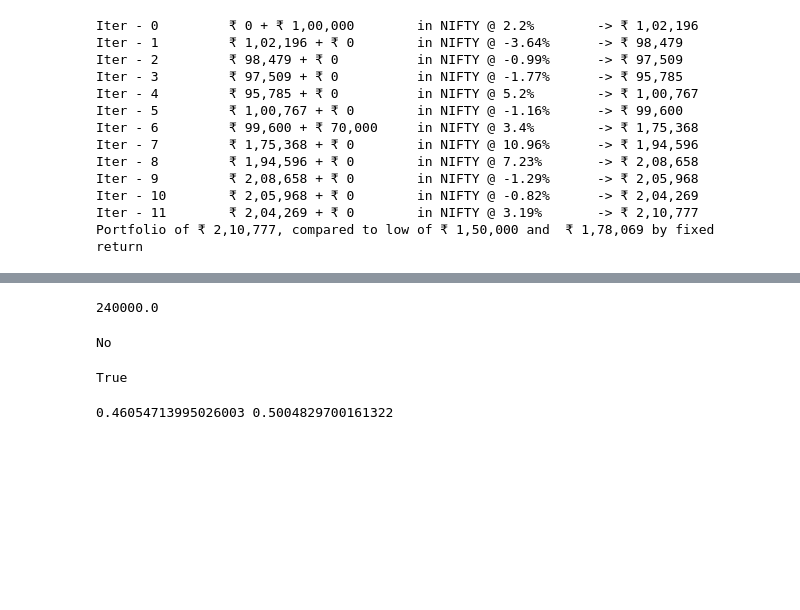
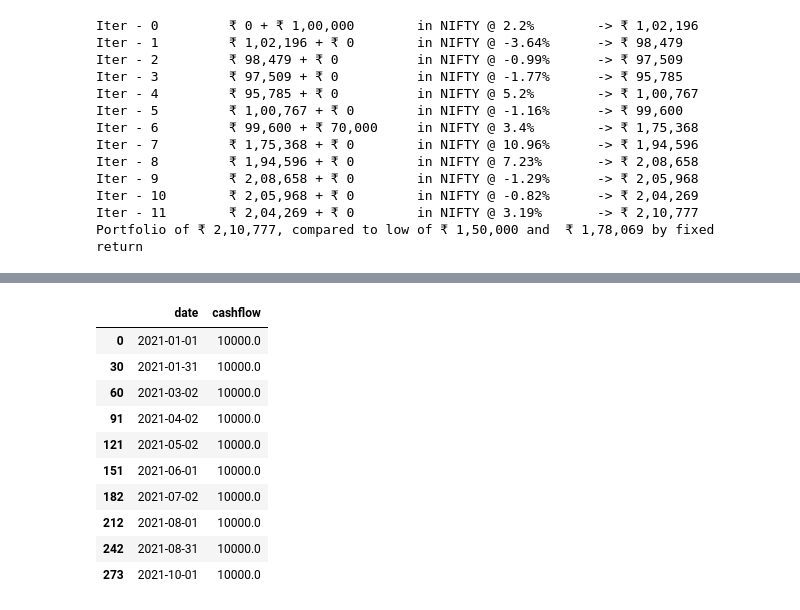
Before and after one commit to hiteshgulati/HG, a Jupyter notebook: alm.ipynb, the cells around one changed output, grey strips where cells are left out. Saved outputs shown, nothing was run; the diff lists cells and outputs as text; code cells hidden in the pictures; blank space fills up the shorter version.

```diff
--- a/alm.ipynb
+++ b/alm.ipynb
@@ -624,9 +657,14 @@ Portfolio of ₹ 3,20,610, compared to low of ₹ 2,20,000 and  ₹ 2,49,727 by
 # %%
-cashflows['cashflow'].sum()
+cashflows[cashflows['cashflow']!=0]
 # %% [output]
-240000.0
+|  | date | cashflow |
+| 0 | 2021-01-01 | 10000.0 |
+| 30 | 2021-01-31 | 10000.0 |
+| 60 | 2021-03-02 | 10000.0 |
+| 91 | 2021-04-02 | 10000.0 |
+| 121 | 2021-05-02 | 10000.0 |
+| 151 | 2021-06-01 | 10000.0 |
+| 182 | 2021-07-02 | 10000.0 |
+| 212 | 2021-08-01 | 10000.0 |
+| 242 | 2021-08-31 | 10000.0 |
+| 273 | 2021-10-01 | 10000.0 |
-# %%
-if day['date'] not in instruments[0]['df']['Date']:
-    print("No")
-# %% [output]
-No
@@ -639,18 +670,0 @@ for ti, day in cashflows.iterrows():
-# %%
-day['date']
-k in instruments[0]['df']['Date'].values
-# %% [output]
-True
-# %%
-fall = .0004
-
-def get_change_prob (change, instrument, get_higher_prob = True):
-    dist_prob = df[df['change']<=fall].shape[0] / df.shape[0]
-    norm_prob = norm(df['change'].mean(), df['change'].std()).cdf(fall)
-
-    if get_higher_prob:
-        return dist_prob if dist_prob > norm_prob else norm_prob
-
-get_change_prob
-# %% [output]
-0.46054713995026003 0.5004829700161322
```
Also changed, not shown: parts of 15 cells of this notebook, 2 other files.
